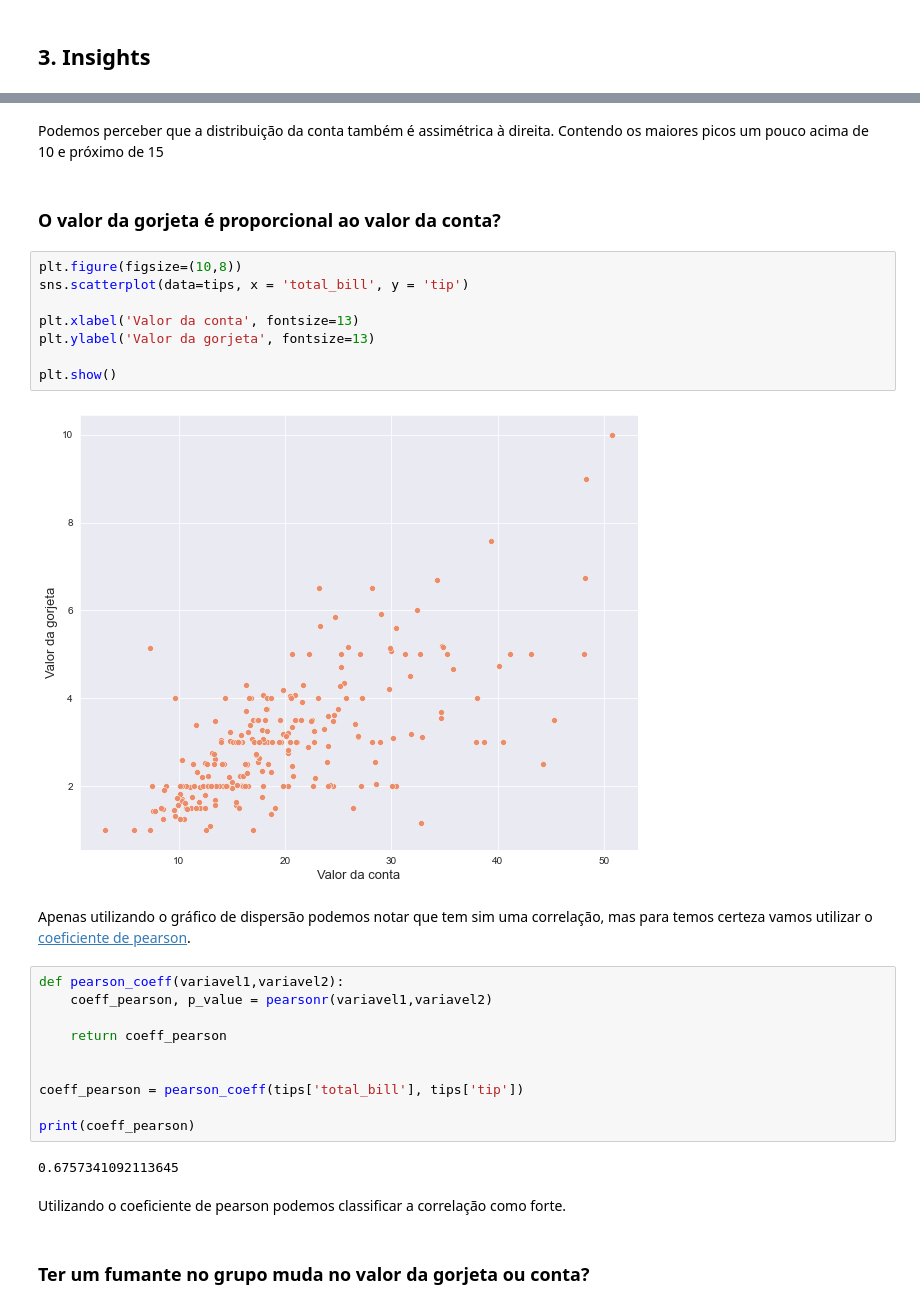
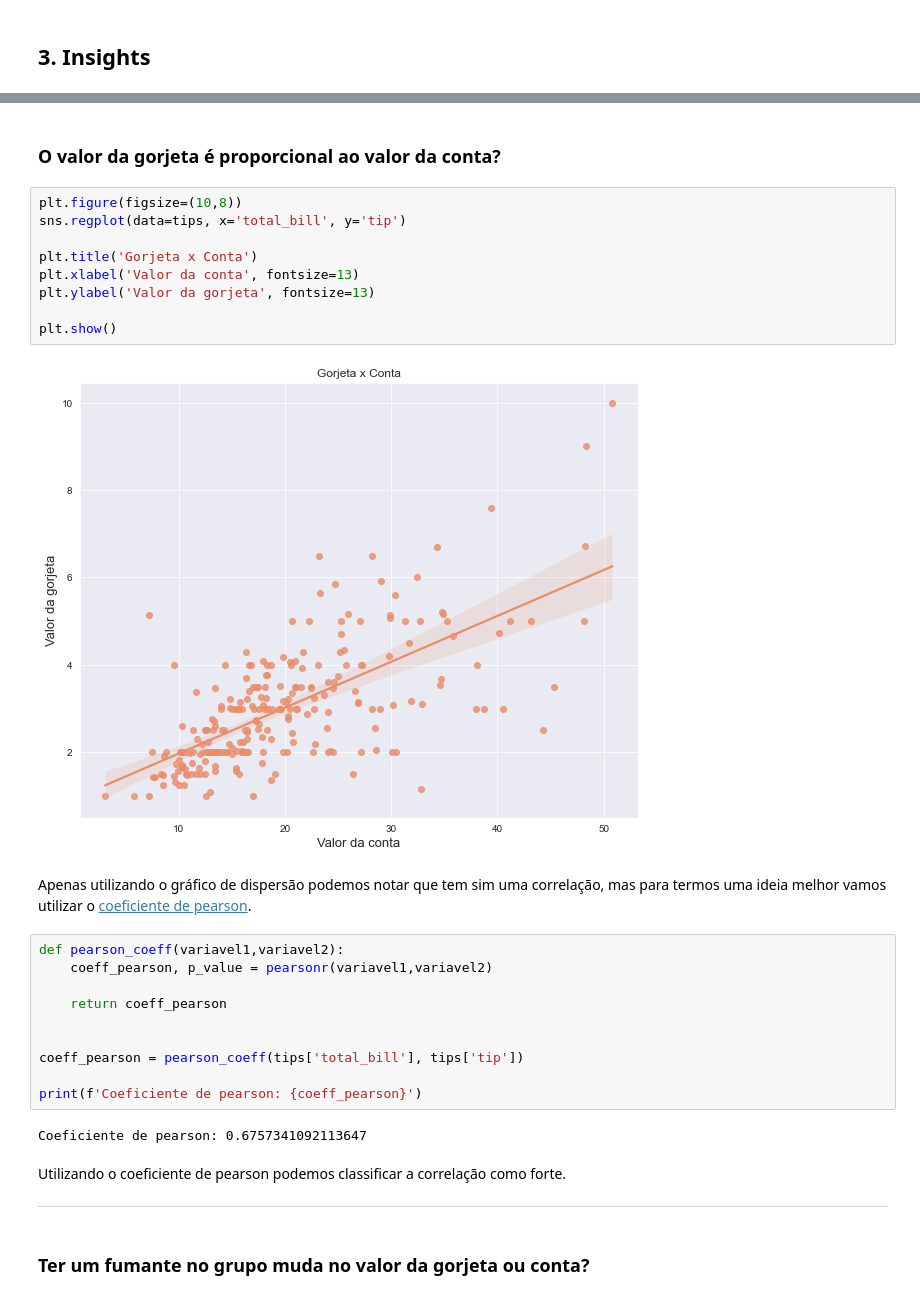
Before and after one commit to PedroJoas/avanti-bootcamp-cdd, a Jupyter notebook: notebooks/01-exploratory_data_analysis.ipynb, the cells around one changed output, grey strips where cells are left out. Saved outputs shown, nothing was run; the diff lists cells and outputs as text.

```diff
--- a/notebooks/01-exploratory_data_analysis.ipynb
+++ b/notebooks/01-exploratory_data_analysis.ipynb
@@ -121,19 +123,18 @@ plt.show()
-# %% [markdown]
-Podemos perceber que a distribuição da conta também é assimétrica à direita. Contendo os maiores picos um pouco acima de 10 e próximo de 15
 # %% [markdown]
 ### O valor da gorjeta é proporcional ao valor da conta?
 # %%
 plt.figure(figsize=(10,8))
-sns.scatterplot(data=tips, x = 'total_bill', y = 'tip')
+sns.regplot(data=tips, x='total_bill', y='tip')
 
+plt.title('Gorjeta x Conta')
 plt.xlabel('Valor da conta', fontsize=13)
 plt.ylabel('Valor da gorjeta', fontsize=13)
 
 plt.show()
 # %% [output]
-[figure, old version]
+[figure, new version]
 # %% [markdown]
-Apenas utilizando o gráfico de dispersão podemos notar que tem sim uma correlação, mas para temos certeza vamos utilizar o [coeficiente de pearson](https://en.wikipedia.org/wiki/Pearson_correlation_coefficient).
+Apenas utilizando o gráfico de dispersão podemos notar que tem sim uma correlação, mas para termos uma ideia melhor vamos utilizar o [coeficiente de pearson](https://en.wikipedia.org/wiki/Pearson_correlation_coefficient).
 # %%
 def pearson_coeff(variavel1,variavel2):
     coeff_pearson, p_value = pearsonr(variavel1,variavel2)
@@ -143,11 +144,13 @@ def pearson_coeff(variavel1,variavel2):
 
 coeff_pearson = pearson_coeff(tips['total_bill'], tips['tip'])
 
-print(coeff_pearson)
+print(f'Coeficiente de pearson: {coeff_pearson}')
 # %% [output]
-0.6757341092113645
+Coeficiente de pearson: 0.6757341092113647
 # %% [markdown]
 Utilizando o coeficiente de pearson podemos classificar a correlação como forte.
+
+***
 # %% [markdown]
 ### Ter um fumante no grupo muda no valor da gorjeta ou conta?
 # %%
```
Also changed, not shown: parts of 23 cells of this notebook.
